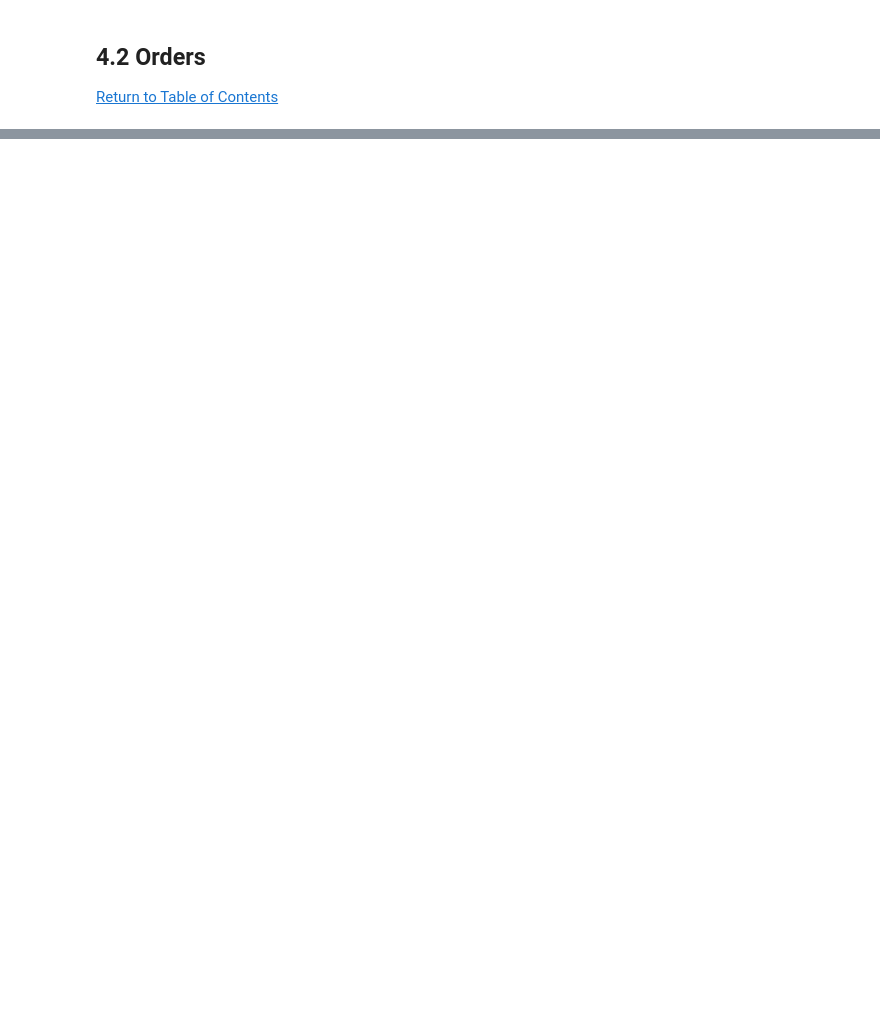
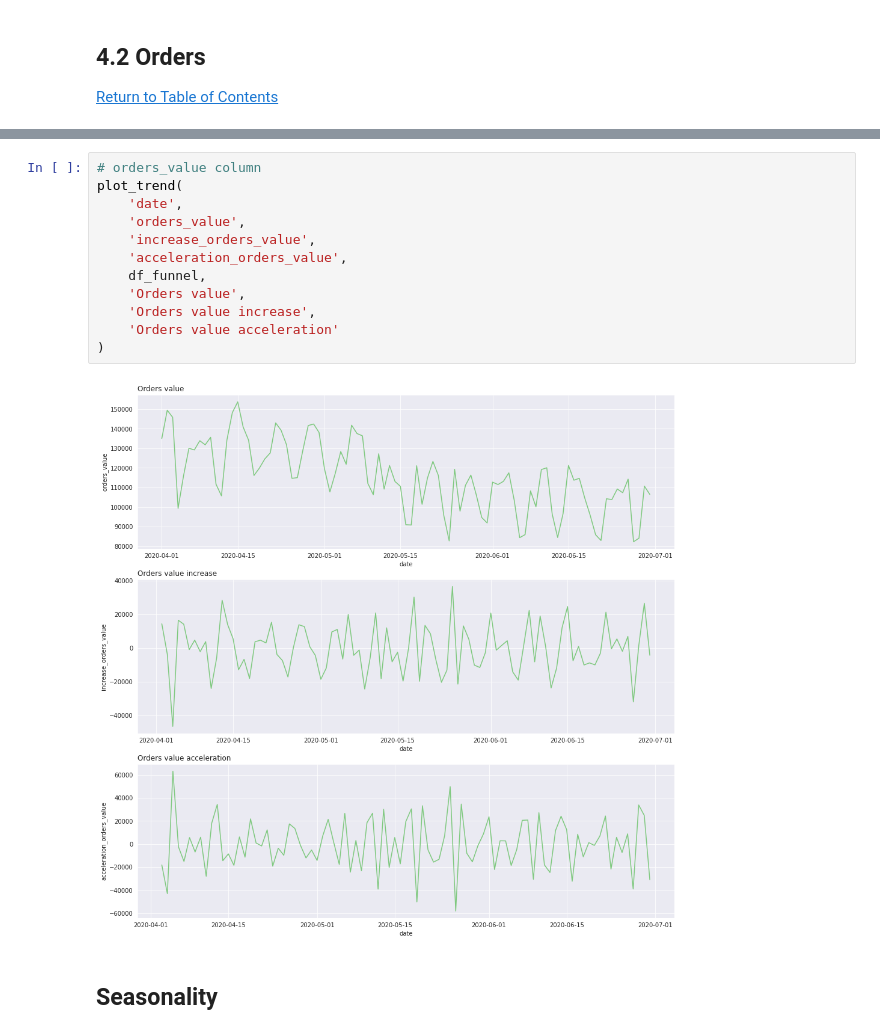
Before and after one commit to pathilink/enjoei_business_analytics_case, a Jupyter notebook: notebook/enjoei_case.ipynb, the cells around one changed output, grey strips where cells are left out. Drawn from its saved outputs; the diff is of its cells as text; blank space fills up the shorter version.

```diff
--- a/notebook/enjoei_case.ipynb
+++ b/notebook/enjoei_case.ipynb
@@ -84,0 +248,16 @@ The data has 500 rows and 8 columns.
+# %%
+# orders_value column
+plot_trend(
+    'date',
+    'orders_value',
+    'increase_orders_value',
+    'acceleration_orders_value',
+    df_funnel,
+    'Orders value',
+    'Orders value increase',
+    'Orders value acceleration'
+)
+# %% [output]
+[figure, added]
+# %% [markdown]
+## Seasonality
```
Also changed, not shown: parts of 25 cells of this notebook.
